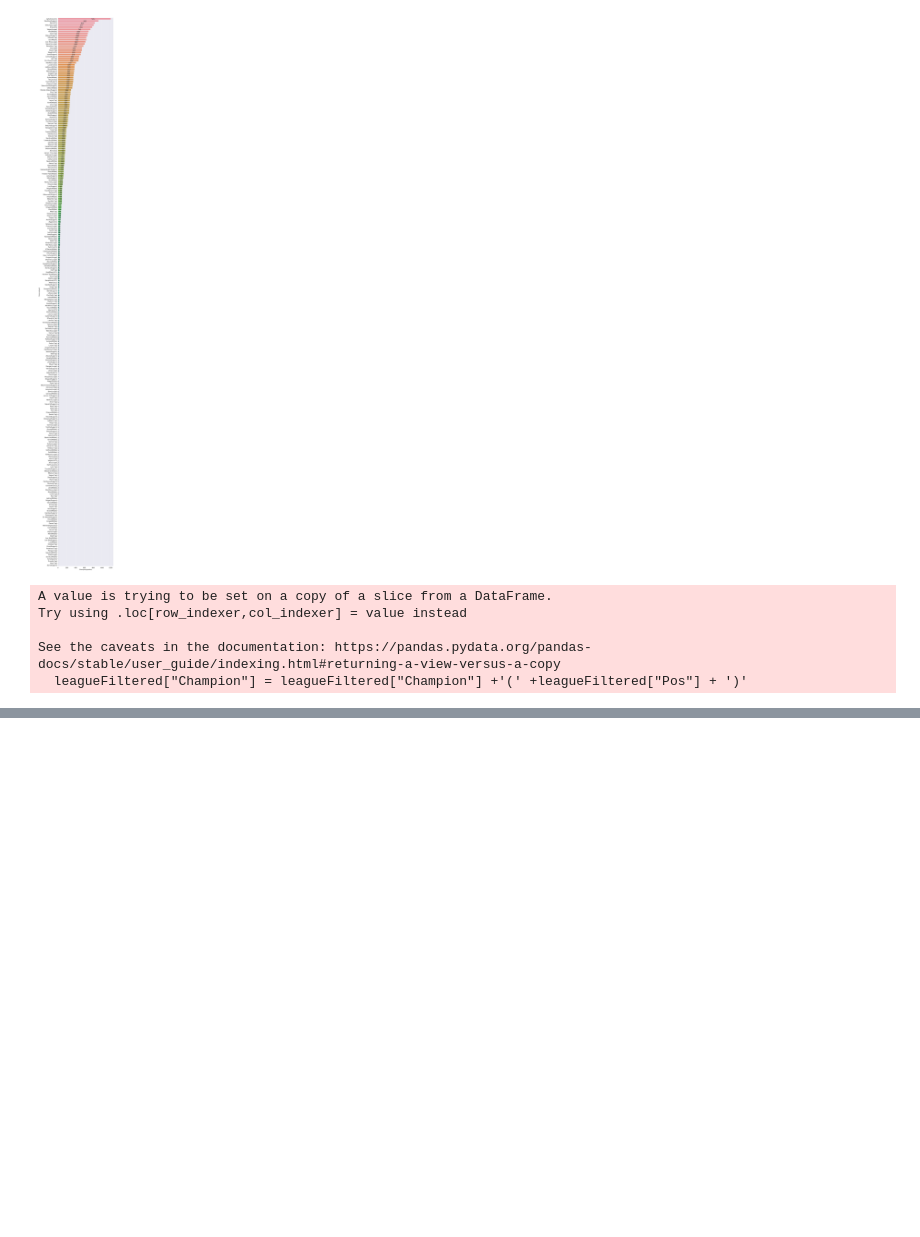
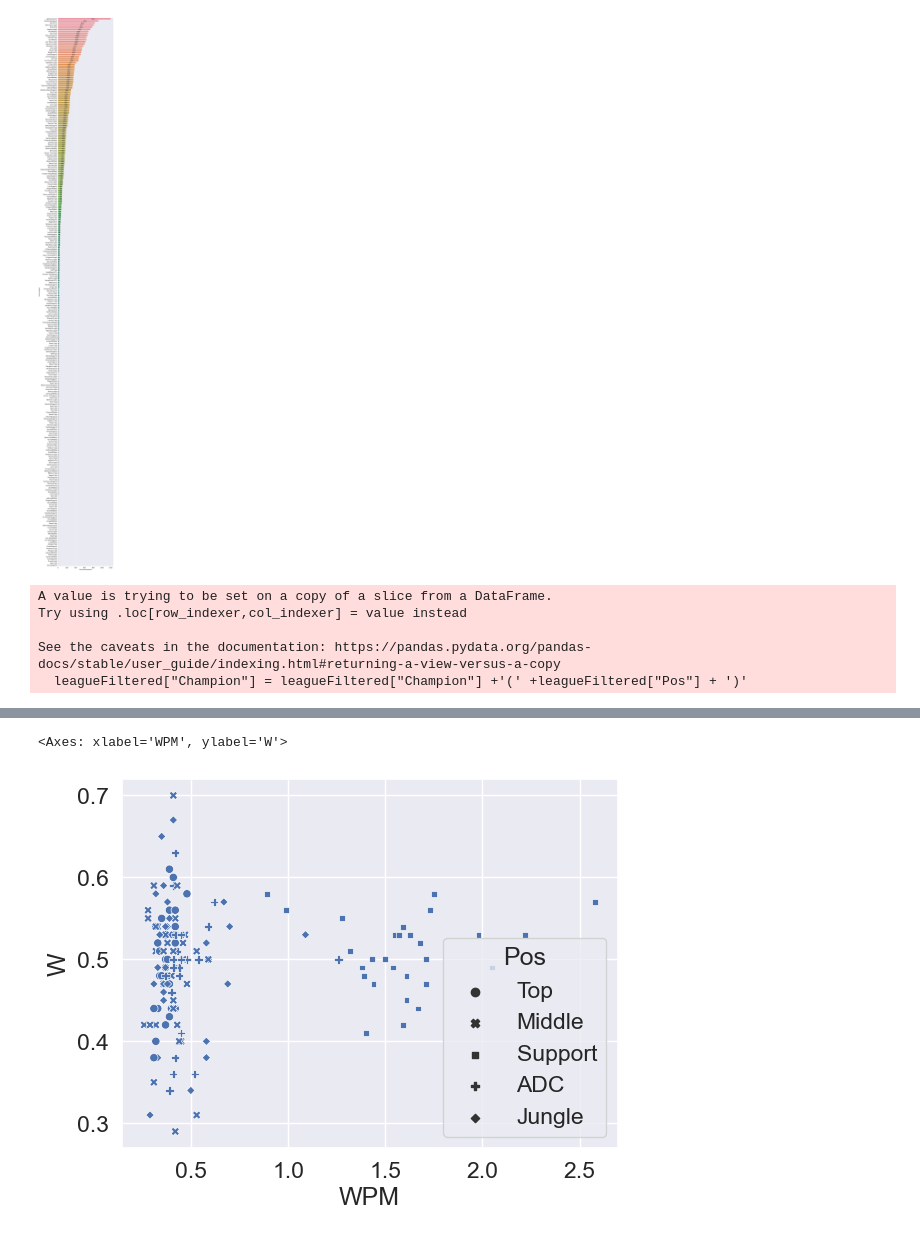
Before and after one commit to minchoCoin/LOL_data_analysis_prj, a Jupyter notebook: esportsDataAnalysis.ipynb, the cells around one changed output, grey strips where cells are left out. Saved outputs shown, nothing was run; the diff lists cells and outputs as text; code cells hidden in the pictures; blank space fills up the shorter version.

```diff
--- a/esportsDataAnalysis.ipynb
+++ b/esportsDataAnalysis.ipynb
@@ -136,0 +137,5 @@ See the caveats in the documentation: https://pandas.pydata.org/pandas-docs/stab
+# %%
+sb.scatterplot(data=w_WPM,x='WPM',y='W',style='Pos')
+# %% [output]
+<Axes: xlabel='WPM', ylabel='W'>
+[figure, added]
```
Also changed, not shown: parts of 2 cells of this notebook.
